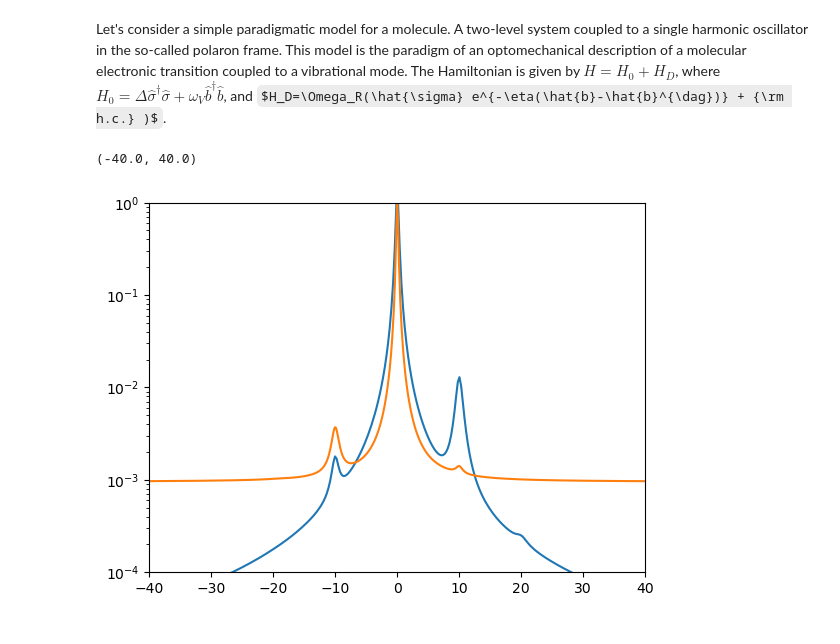
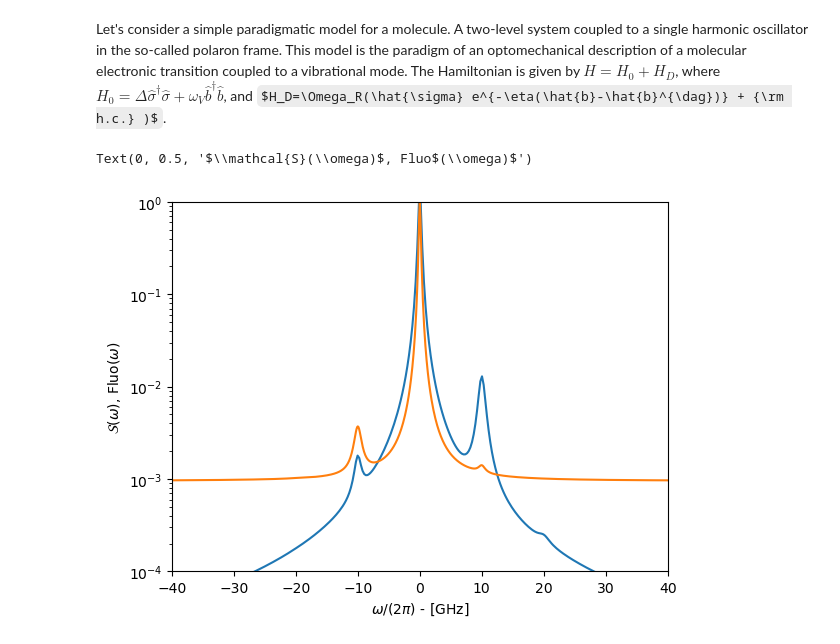
Before and after one commit to Daniele-PyBECTN/molecular_quantum_optics, a Jupyter notebook: basic_schemes/exc_vs_fluoresce.ipynb, the cells around one changed output. Cells and saved outputs as stored; diff of their text form; code cells hidden in the pictures; some formulas as TeX source.

```diff
--- a/basic_schemes/exc_vs_fluoresce.ipynb
+++ b/basic_schemes/exc_vs_fluoresce.ipynb
@@ -61,9 +61,11 @@ wlist, S1 = spectrum_correlation_fft(taulist, C1)
 # %%
 plt.plot(-vDelta_opt/(2*np.pi),Fluo/np.amax(Fluo))
 plt.plot(wlist/(2*np.pi), (S1)/np.amax(S1) )
 plt.yscale('log')
 plt.ylim(1e-4,1e0)
 plt.xlim(-40,40)
+plt.xlabel(r"$\omega/(2\pi)$ - [GHz]")
+plt.ylabel(r"$\mathcal{S}(\omega)$, Fluo$(\omega)$")
 # %% [output]
-(-40.0, 40.0)
+Text(0, 0.5, '$\\mathcal{S}(\\omega)$, Fluo$(\\omega)$')
-[figure, old version]
+[figure, new version]
```
Also changed, not shown: parts of 2 cells of this notebook.
